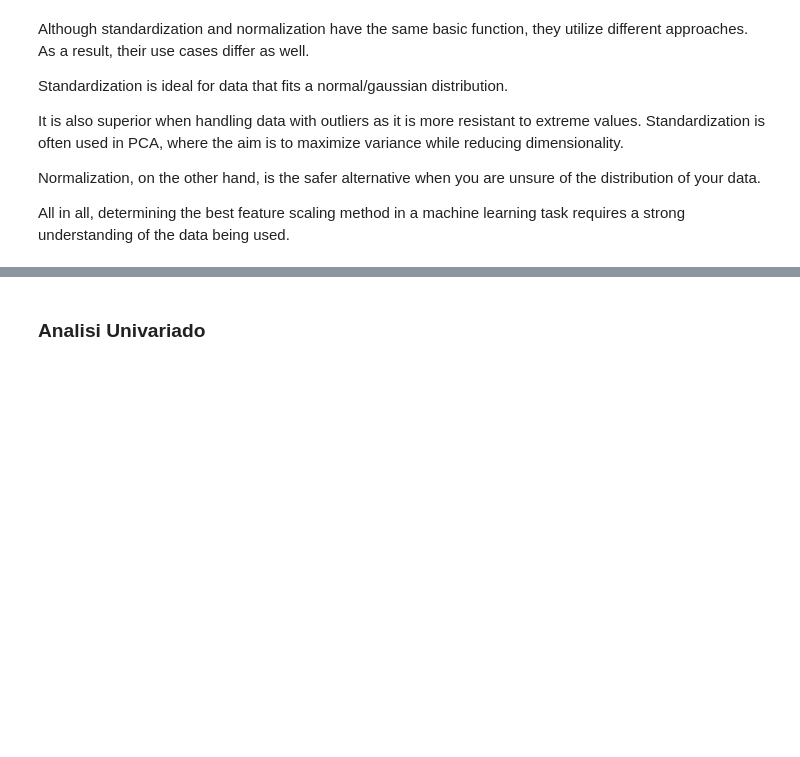
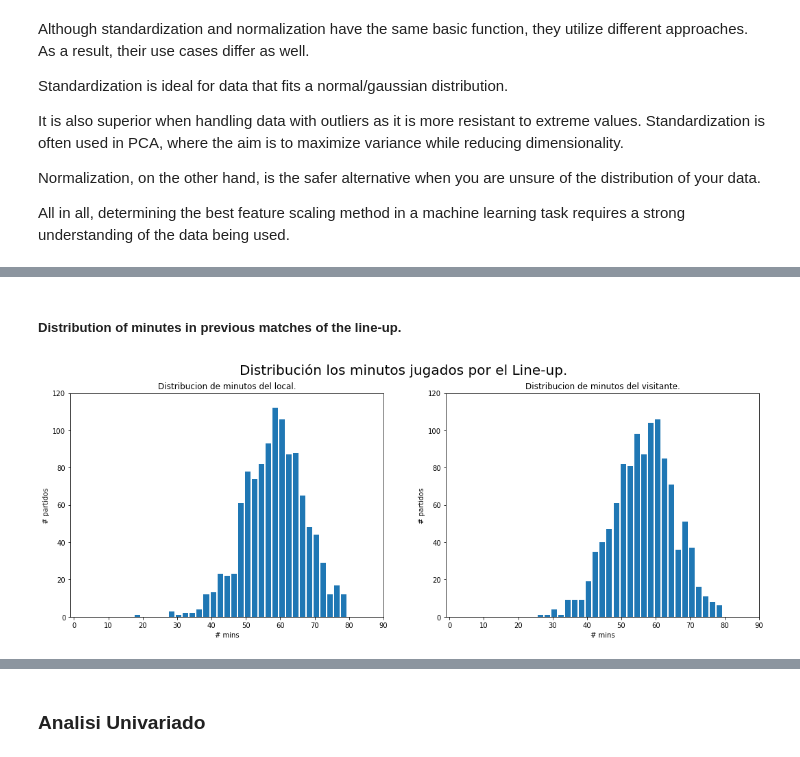
Before and after one commit to prunonos/football_analytics, a Jupyter notebook: code/feature_selection.ipynb, the cells around one changed output, grey strips where cells are left out. Saved outputs shown, nothing was run; the diff lists cells and outputs as text; code cells hidden in the pictures; blank space fills up the shorter version.

Commit message:
previous to train first MLP

```diff
--- a/code/feature_selection.ipynb
+++ b/code/feature_selection.ipynb
@@ -374,16 +514,12 @@ data.columns
 # %%
-features = np.array(['y0_sh_H', 'x0_sh_H',
-       'acc_avg_sh_H', 'goal_avg_sh_H', 'y0_sh_A', 'x0_sh_A', 'acc_avg_sh_A',
-       'goal_avg_sh_A', 'mins4_H', 'mins4_A', 'y0_ps_H', 'x0_ps_H', 'y1_ps_H',
-       'x1_ps_H', 'acc_avg_ps_H', 'keypass_ps_H', 'y0_ps_A', 'x0_ps_A',
-       'y1_ps_A', 'x1_ps_A', 'acc_avg_ps_A', 'keypass_ps_A', 'shots_11H',
-       'shots_11A', 'shots_acc_11H', 'shots_acc_11A', 'goals_H', 'goals_A',
-       'passes_11H', 'passes_11A', 'passes_acc_11H', 'passes_acc_11A',
-       'keyPasses_H', 'keyPasses_A', 'ataque_defensa_h', 'ataque_defensa_a',
-       'ataque_defensa_season_h', 'ataque_defensa_season_a'])
+features = np.array(['mins4_H', 'mins4_A', 'shots_11H', 'shots_11A',
+       'shots_acc_11H', 'shots_acc_11A', 'goals_H', 'goals_A', 'goals_ratio_H',
+       'goals_ratio_A', 'passes_11H', 'passes_11A', 'passes_acc_11H',
+       'passes_acc_11A', 'keyPasses_H', 'keyPasses_A', 'ataque_h', 'defensa_h',
+       'ataque_a', 'defensa_a', 'ataquedefensa_H', 'ataquedefensa_A'])
 
-features = features[:-4] # de momento descartamos ataque_defensa
+# features = features[:-4] # de momento descartamos ataque_defensa
 
 X = data[features] # descartamos de momento las de ataque_defensa
 
-X.head(3)
+X.head(5)
@@ -390,7 +537,9 @@ X.head(3)
 # %%
 # eliminamos las filas con valores nulos
 
-X = X.dropna()
+X.dropna().shape # no hay ninguna fila que eliminar
+
+labels = data.res
 # %%
 # necesario NORMALIZAR ???
 # normalization / minmax scale / other ???
@@ -401,0 +582,26 @@ X_norm = X / X_mean
+# %% [markdown]
+##### Distribution of minutes in previous matches of the line-up.
+# %%
+fig, axs = plt.subplots(1,2,figsize=(18,6))
+
+fig.suptitle('Distribución los minutos jugados por el Line-up.', fontsize=20)
+
+axs[0].set_title('Distribucion de minutos del local.')
+axs[1].set_title('Distribucion de minutos del visitante.')
+
+max_value = max(np.concatenate([X.mins4_H, X.mins4_A]))
+
+idxs = ['mins4_H','mins4_A']
+for i,ax in zip(idxs,axs):
+    x = data[i][data[i] != 0]
+    ax.hist(x,bins=np.arange(0,max_value+1,2)-0.5,rwidth=0.8,align='mid')
+    ax.set_ylim(0,120)
+    ax.set_xlim([-1,max_value+1])
+    ax.set_xticks(range(0,91,10))
+    ax.set_xlabel('# mins')
+    ax.set_ylabel('# partidos')
+
+# plt.savefig(path_graphs + 'goals_distribution.pdf', format='pdf')
+plt.savefig(path_graphs + 'mins_lineup_distribution.jpg', format='jpg', dpi=200)
+# %% [output]
+[figure, added]
```
Also changed, not shown: parts of 45 cells of this notebook, 32 other files.
